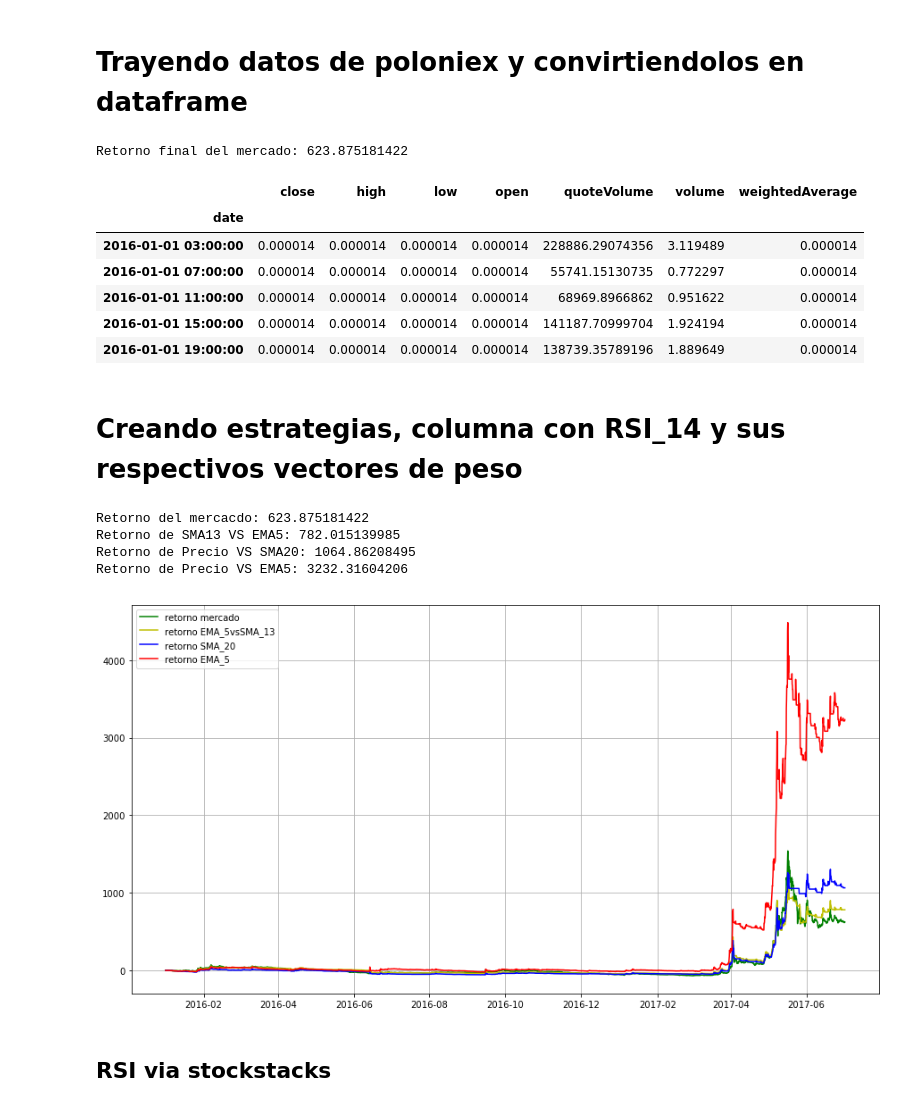
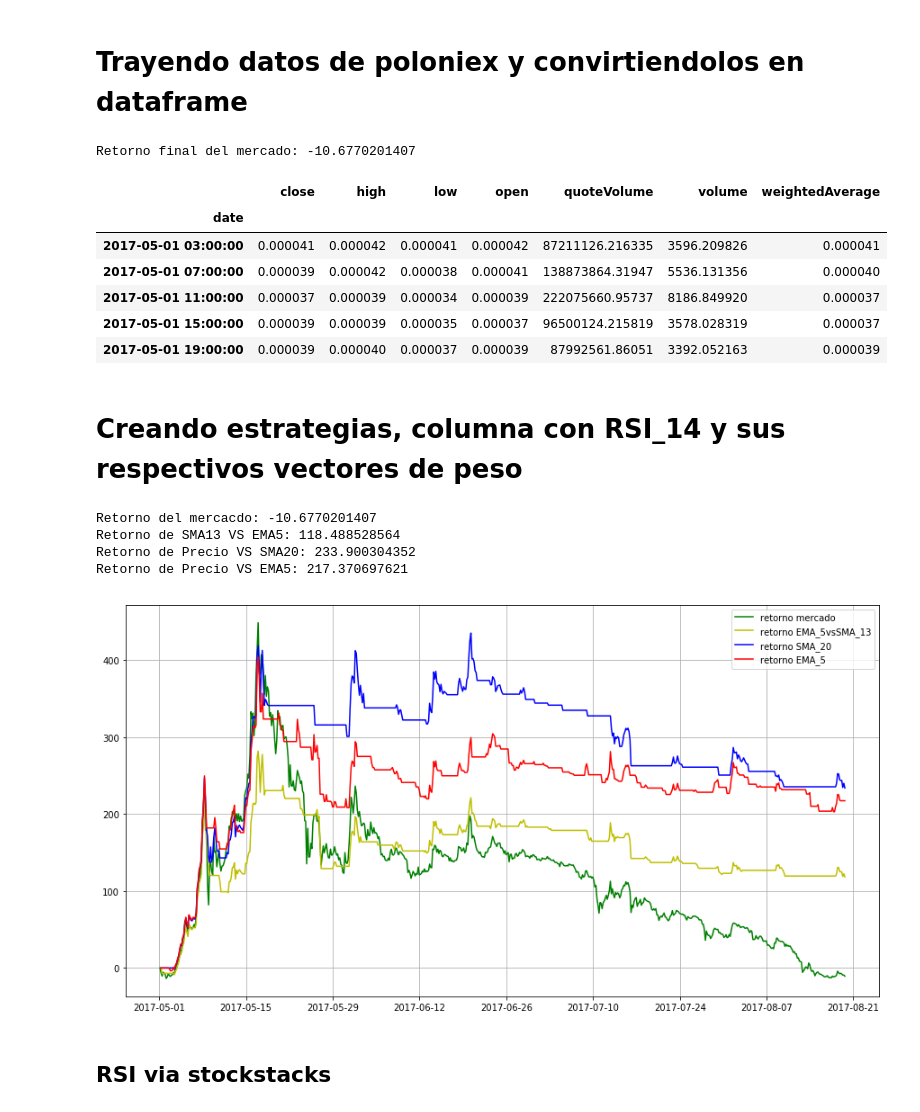
Before and after one commit to ADCryptoSolutions/adcb, a Jupyter notebook: ML strategy.ipynb, the cells around one changed output. Cells and saved outputs as stored; diff of their text form; code cells hidden in the pictures.

```diff
--- a/ML strategy.ipynb
+++ b/ML strategy.ipynb
@@ -5,40 +5,40 @@ import pandas as pd
 import pylab as plt
 from tusp import string2ts, ts2string
 from bot import prepareData,marketReturn
 import numpy as np
 %matplotlib inline
 plt.rcParams['figure.figsize'] = 15, 8
 
 # trayendo y preparando datos
 df  = prepareData(pair="BTC_XRP",
-                  start=string2ts("2016-01-01 00:00:00"),
+                  start=string2ts("2017-05-01 00:00:00"),
                   end=string2ts("2017-09-01 00:00:00"),
                   period=3600*4)
 """
 # calculando el retorno del mercado hasta el 4 quitil y del ultimo quintil
 df_train = df.loc["2014-09-10 00:00:00":"2017-06-01 00:00:00",:]
 df_test = df.loc["2017-06-01 00:00:00":"2017-09-01 00:00:00",:]
 """
 per = 0.9
 cum_return1 = marketReturn(df[:int(len(df)*per)]["close"])
 cum_return2 = marketReturn(df[int(len(df)*per):]["close"])
 #cum_return1 = marketReturn(df_train)
 #cum_return2 = marketReturn(df_test)
 
 marketReturn = cum_return1[-1]*100
 marketReturn2 = cum_return2[-1]*100
 
 print "Retorno final del mercado: %s"%(marketReturn)
 df.head()
 # %% [output]
-Retorno final del mercado: 623.875181422
+Retorno final del mercado: -10.6770201407
 |  | close | high | low | open | quoteVolume | volume | weightedAverage |
 | date |  |  |  |  |  |  |  |
-| 2016-01-01 03:00:00 | 0.000014 | 0.000014 | 0.000014 | 0.000014 | 228886.29074356 | 3.119489 | 0.000014 |
-| 2016-01-01 07:00:00 | 0.000014 | 0.000014 | 0.000014 | 0.000014 | 55741.15130735 | 0.772297 | 0.000014 |
-| 2016-01-01 11:00:00 | 0.000014 | 0.000014 | 0.000014 | 0.000014 | 68969.8966862 | 0.951622 | 0.000014 |
-| 2016-01-01 15:00:00 | 0.000014 | 0.000014 | 0.000014 | 0.000014 | 141187.70999704 | 1.924194 | 0.000014 |
-| 2016-01-01 19:00:00 | 0.000014 | 0.000014 | 0.000014 | 0.000014 | 138739.35789196 | 1.889649 | 0.000014 |
+| 2017-05-01 03:00:00 | 0.000041 | 0.000042 | 0.000041 | 0.000042 | 87211126.216335 | 3596.209826 | 0.000041 |
+| 2017-05-01 07:00:00 | 0.000039 | 0.000042 | 0.000038 | 0.000041 | 138873864.31947 | 5536.131356 | 0.000040 |
+| 2017-05-01 11:00:00 | 0.000037 | 0.000039 | 0.000034 | 0.000039 | 222075660.95737 | 8186.849920 | 0.000037 |
+| 2017-05-01 15:00:00 | 0.000039 | 0.000039 | 0.000035 | 0.000037 | 96500124.215819 | 3578.028319 | 0.000037 |
+| 2017-05-01 19:00:00 | 0.000039 | 0.000040 | 0.000037 | 0.000039 | 87992561.86051 | 3392.052163 | 0.000039 |
 # %% [markdown]
 # Creando estrategias, columna con RSI_14 y sus respectivos vectores de peso
 # %%
@@ -80,11 +80,11 @@ plt.plot(df.index[:int(len(df)*per)],v2*100,'r',label='retorno EMA_5')
 plt.legend(loc='best')
 plt.grid()
 # %% [output]
-Retorno del mercacdo: 623.875181422
-Retorno de SMA13 VS EMA5: 782.015139985
-Retorno de Precio VS SMA20: 1064.86208495
-Retorno de Precio VS EMA5: 3232.31604206
+Retorno del mercacdo: -10.6770201407
+Retorno de SMA13 VS EMA5: 118.488528564
+Retorno de Precio VS SMA20: 233.900304352
+Retorno de Precio VS EMA5: 217.370697621
-[figure, old version]
+[figure, new version]
 # %% [markdown]
 ## RSI via stockstacks
 # %%
```
Also changed, not shown: parts of 4 cells of this notebook, 2 other files.
